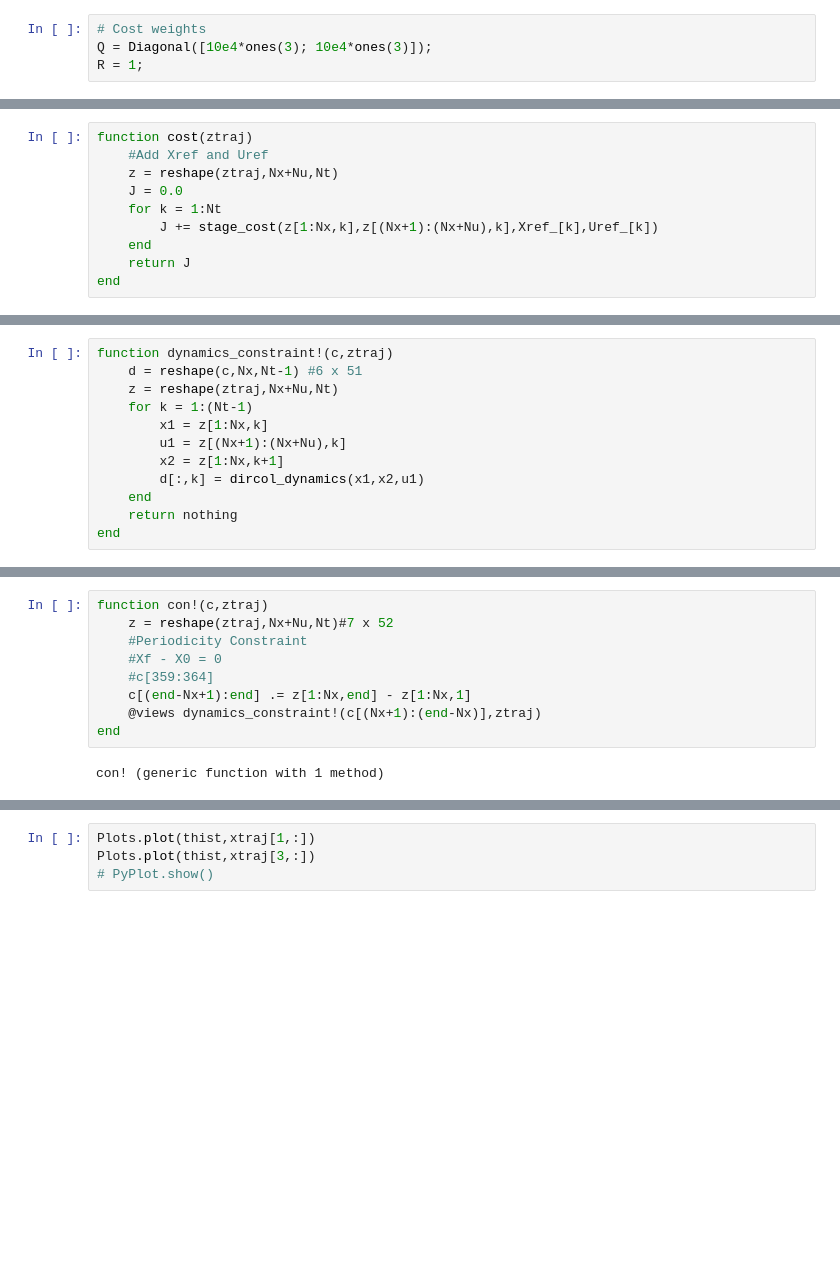
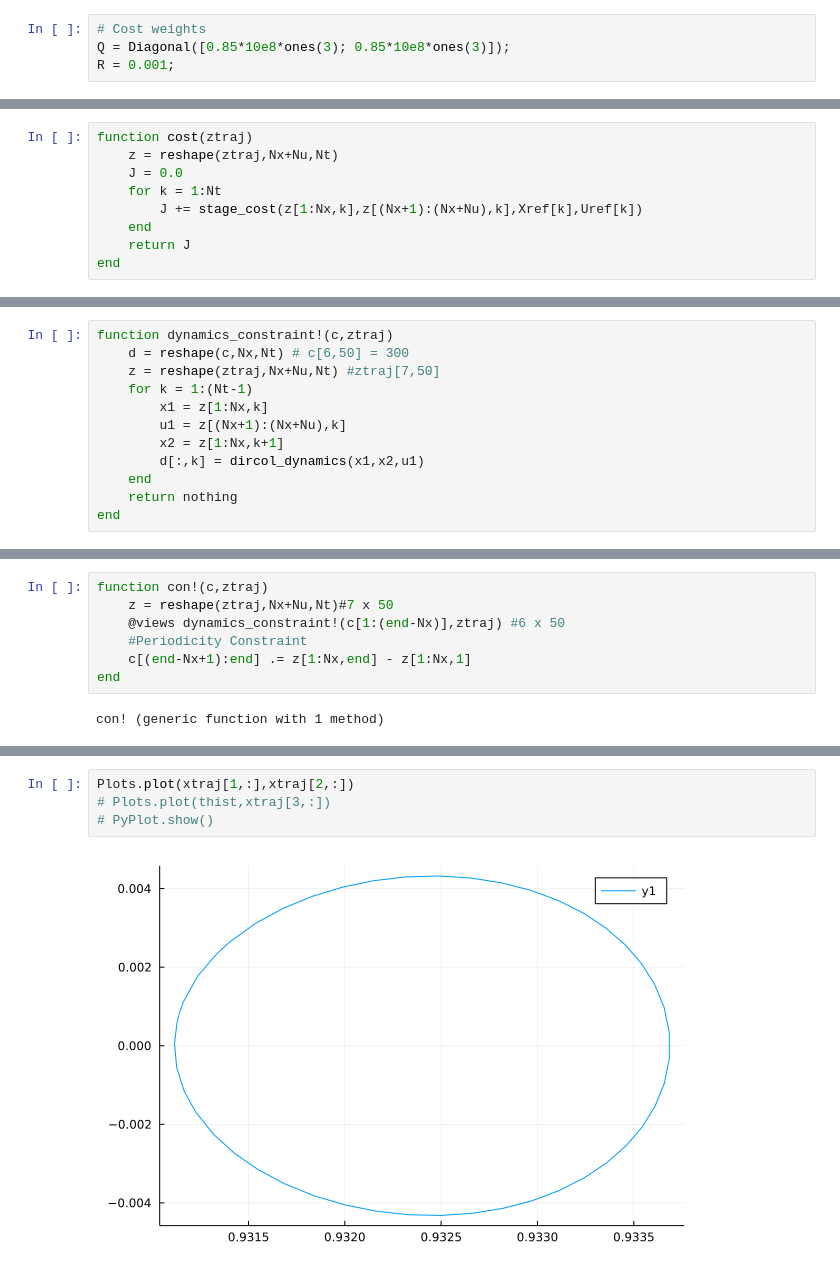
Before and after one commit to shukanp/16745-threebody, a Jupyter notebook: src/dircol.ipynb, the cells around one changed output, grey strips where cells are left out. Saved outputs shown, nothing was run; the diff lists cells and outputs as text; blank space fills up the shorter version.

```diff
--- a/src/dircol.ipynb
+++ b/src/dircol.ipynb
@@ -252,8 +75,8 @@ end
 dircol_dynamics (generic function with 1 method)
 # %%
 # Cost weights
-Q = Diagonal([10e4*ones(3); 10e4*ones(3)]);
-R = 1;
+Q = Diagonal([0.85*10e8*ones(3); 0.85*10e8*ones(3)]);
+R = 0.001;
 # %%
 function stage_cost(x,u,Xref,Uref)
     return 0.5*((x.-Xref)'*Q*(x.-Xref)) + 0.5*(u.-Uref)'*R*(u.-Uref)
@@ -262,11 +85,10 @@ end
 stage_cost (generic function with 1 method)
 # %%
 function cost(ztraj)
-    #Add Xref and Uref
     z = reshape(ztraj,Nx+Nu,Nt)
     J = 0.0
     for k = 1:Nt
-        J += stage_cost(z[1:Nx,k],z[(Nx+1):(Nx+Nu),k],Xref_[k],Uref_[k])
+        J += stage_cost(z[1:Nx,k],z[(Nx+1):(Nx+Nu),k],Xref[k],Uref[k])
     end
     return J
 end
@@ -274,8 +96,8 @@ end
 cost (generic function with 1 method)
 # %%
 function dynamics_constraint!(c,ztraj)
-    d = reshape(c,Nx,Nt-1) #6 x 51
-    z = reshape(ztraj,Nx+Nu,Nt)
+    d = reshape(c,Nx,Nt) # c[6,50] = 300
+    z = reshape(ztraj,Nx+Nu,Nt) #ztraj[7,50]
     for k = 1:(Nt-1)
         x1 = z[1:Nx,k]
         u1 = z[(Nx+1):(Nx+Nu),k]
@@ -288,12 +110,10 @@ end
 dynamics_constraint! (generic function with 1 method)
 # %%
 function con!(c,ztraj)
-    z = reshape(ztraj,Nx+Nu,Nt)#7 x 52
+    z = reshape(ztraj,Nx+Nu,Nt)#7 x 50
+    @views dynamics_constraint!(c[1:(end-Nx)],ztraj) #6 x 50
     #Periodicity Constraint
-    #Xf - X0 = 0
-    #c[359:364]
     c[(end-Nx+1):end] .= z[1:Nx,end] - z[1:Nx,1]
-    @views dynamics_constraint!(c[(Nx+1):(end-Nx)],ztraj)
 end
 # %% [output]
 con! (generic function with 1 method)
@@ -483,5 +342,7 @@ end
 # %%
-Plots.plot(thist,xtraj[1,:])
-Plots.plot(thist,xtraj[3,:])
+Plots.plot(xtraj[1,:],xtraj[2,:])
+# Plots.plot(thist,xtraj[3,:])
 # PyPlot.show()
+# %% [output]
+[figure, added]
 # %%
```
Also changed, not shown: parts of 24 cells of this notebook, 4 other files.
